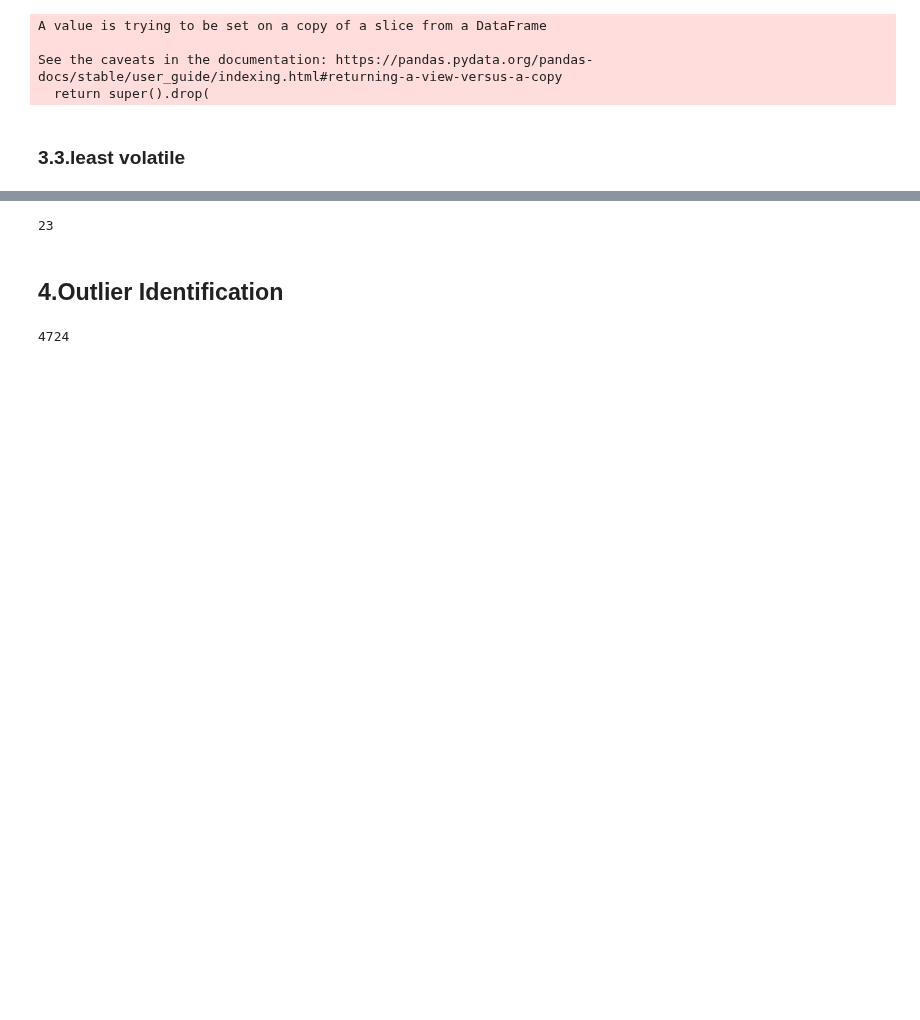
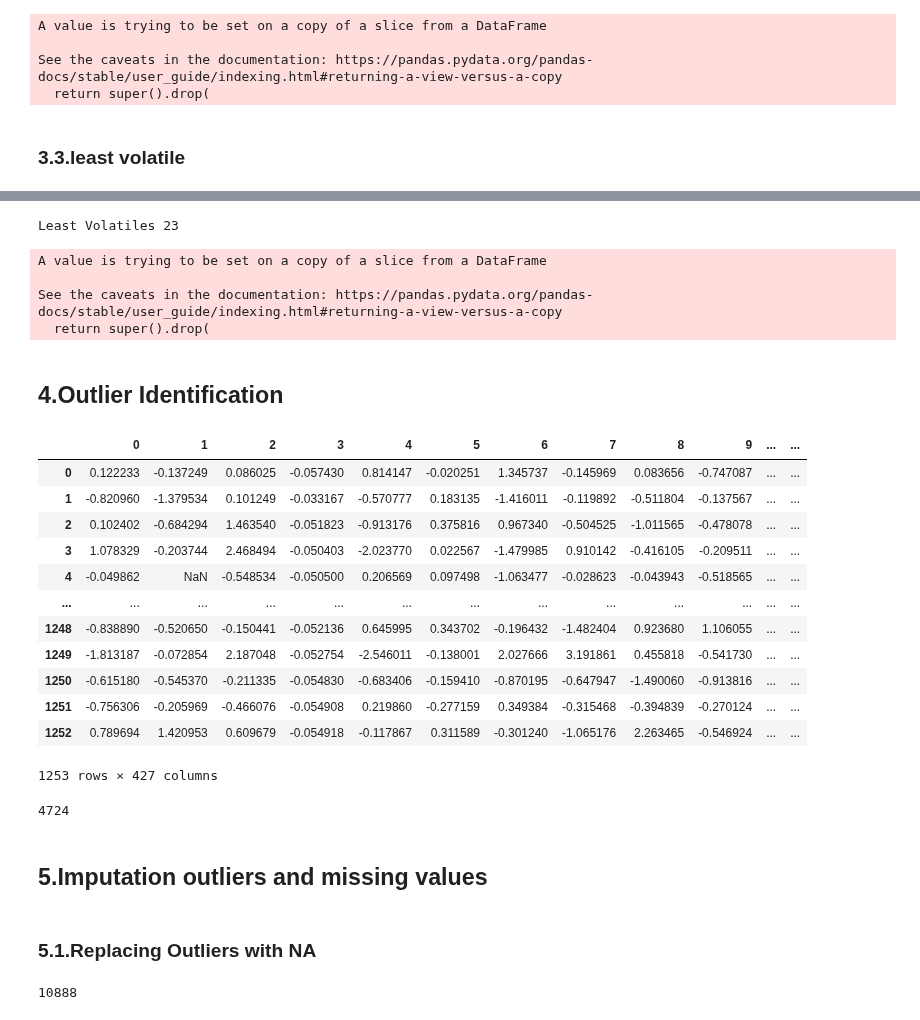
Before and after one commit to Landschy/datamining-htw, a Jupyter notebook: scripts/Behzad.ipynb, the cells around one changed output, grey strips where cells are left out. Saved outputs shown, nothing was run; the diff lists cells and outputs as text; code cells hidden in the pictures; blank space fills up the shorter version.

```diff
--- a/scripts/Behzad.ipynb
+++ b/scripts/Behzad.ipynb
@@ -260,21 +273,52 @@ feature_coeffstd_sort.iloc[0:percentage_features,0].hist(bins=30)
 # %%
 # a percentage of features with the least coeffstd to remove
-percentage_features_rm = int(len(feature_coeffstd_sort)*5/100)
+percentageToAnalyze = 5
+
+percentage_features_rm = int(len(feature_coeffstd_sort)*percentageToAnalyze/100)
 feature_index = feature_coeffstd_sort.index
 feature_least_volatiles = feature_index[0:percentage_features_rm+1]
-len(feature_least_volatiles)
+print("Least Volatiles", len(feature_least_volatiles))
 # %% [output]
-23
+Least Volatiles 23
 # %%
 # dropping a percentage of features with the least coeffstd
 x_train.drop(feature_least_volatiles, axis = 1, inplace = True)
+# %% [output]
+A value is trying to be set on a copy of a slice from a DataFrame
+
+See the caveats in the documentation: https://pandas.pydata.org/pandas-docs/stable/user_guide/indexing.html#returning-a-view-versus-a-copy
+  return super().drop(
 # %% [markdown]
 ## 4.Outlier Identification
 # %%
 # calculating the z score of the values
 z_x_train= pd.DataFrame(stats.zscore(x_train,nan_policy='omit'))
+z_x_train
+# %% [output]
+|  | 0 | 1 | 2 | 3 | 4 | 5 | 6 | 7 | 8 | 9 | ... | ... |
+| 0 | 0.122233 | -0.137249 | 0.086025 | -0.057430 | 0.814147 | -0.020251 | 1.345737 | -0.145969 | 0.083656 | -0.747087 | ... | ... |
+| 1 | -0.820960 | -1.379534 | 0.101249 | -0.033167 | -0.570777 | 0.183135 | -1.416011 | -0.119892 | -0.511804 | -0.137567 | ... | ... |
+| 2 | 0.102402 | -0.684294 | 1.463540 | -0.051823 | -0.913176 | 0.375816 | 0.967340 | -0.504525 | -1.011565 | -0.478078 | ... | ... |
+| 3 | 1.078329 | -0.203744 | 2.468494 | -0.050403 | -2.023770 | 0.022567 | -1.479985 | 0.910142 | -0.416105 | -0.209511 | ... | ... |
+| 4 | -0.049862 | NaN | -0.548534 | -0.050500 | 0.206569 | 0.097498 | -1.063477 | -0.028623 | -0.043943 | -0.518565 | ... | ... |
+| ... | ... | ... | ... | ... | ... | ... | ... | ... | ... | ... | ... | ... |
+| 1248 | -0.838890 | -0.520650 | -0.150441 | -0.052136 | 0.645995 | 0.343702 | -0.196432 | -1.482404 | 0.923680 | 1.106055 | ... | ... |
+| 1249 | -1.813187 | -0.072854 | 2.187048 | -0.052754 | -2.546011 | -0.138001 | 2.027666 | 3.191861 | 0.455818 | -0.541730 | ... | ... |
+| 1250 | -0.615180 | -0.545370 | -0.211335 | -0.054830 | -0.683406 | -0.159410 | -0.870195 | -0.647947 | -1.490060 | -0.913816 | ... | ... |
+| 1251 | -0.756306 | -0.205969 | -0.466076 | -0.054908 | 0.219860 | -0.277159 | 0.349384 | -0.315468 | -0.394839 | -0.270124 | ... | ... |
+| 1252 | 0.789694 | 1.420953 | 0.609679 | -0.054918 | -0.117867 | 0.311589 | -0.301240 | -1.065176 | 2.263465 | -0.546924 | ... | ... |
+1253 rows × 427 columns
 # %%
 # calculating the number of outliers
 sum(z_x_train.apply(lambda x: sum(x.apply(lambda x: 1 if abs(x)>3 else 0))))
 # %% [output]
 4724
+# %% [markdown]
+## 5.Imputation outliers and missing values
+# %% [markdown]
+### 5.1.Replacing Outliers with NA
+# %%
+# number of na values before replacing outliers with na
+x_train.isna().sum().sum()
+# %% [output]
+10888
```
Also changed, not shown: parts of 32 cells of this notebook, 1 other file.
